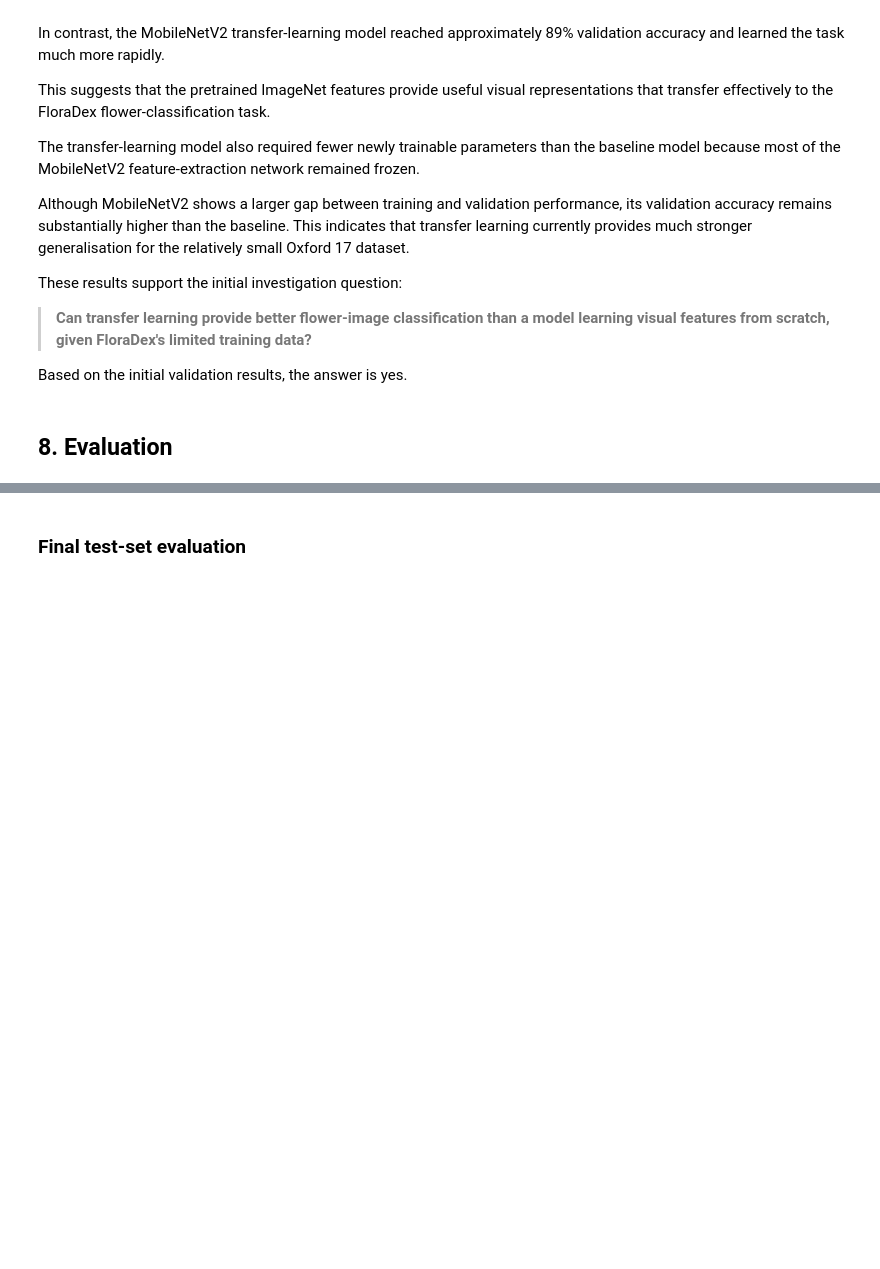
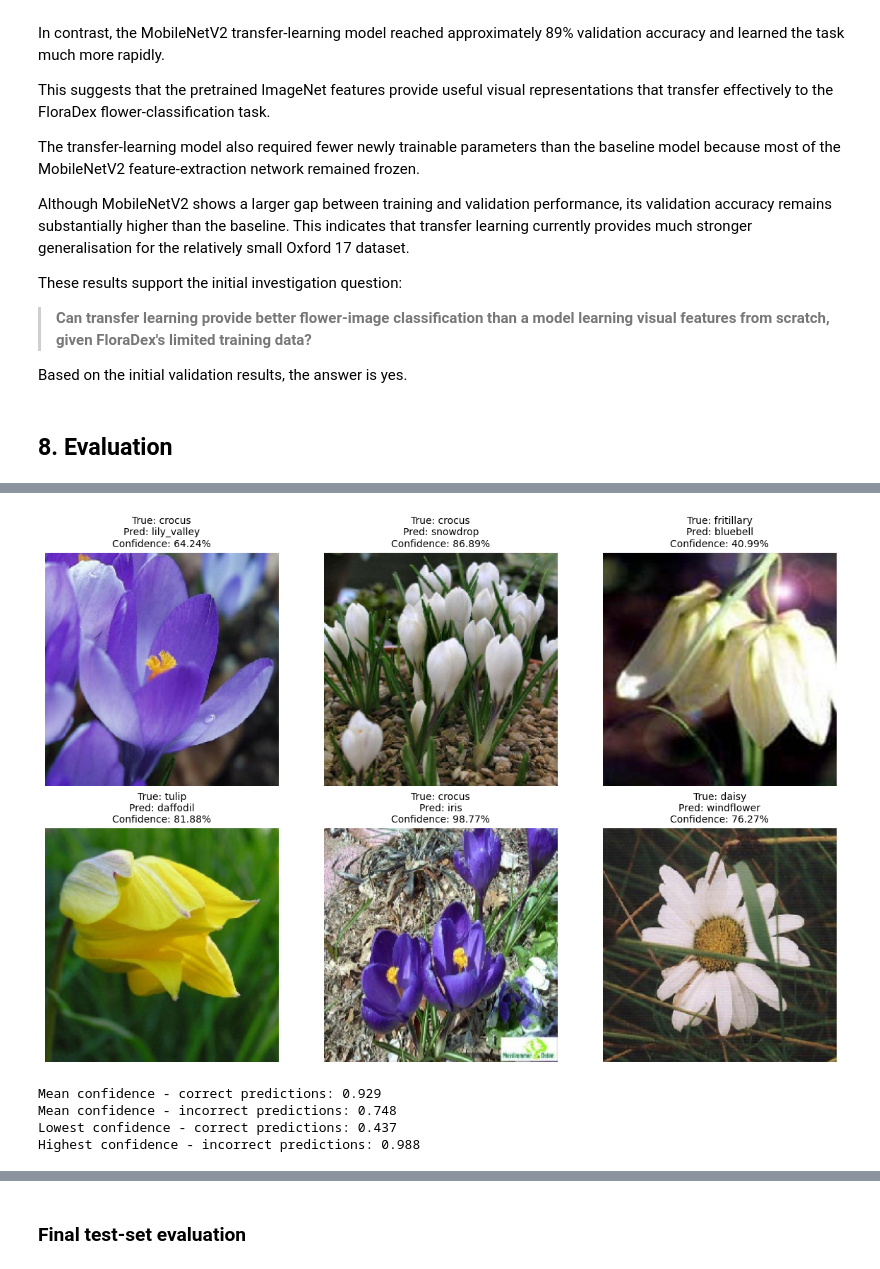
Before and after one commit to emelinachow-lgtm/FloraDex, a Jupyter notebook: floradex_a2.ipynb, the cells around one changed output, grey strips where cells are left out. Cells and saved outputs as stored; diff of their text form; code cells hidden in the pictures; blank space fills up the shorter version.

```diff
--- a/floradex_a2.ipynb
+++ b/floradex_a2.ipynb
@@ -1082,0 +1399,58 @@ Based on the initial validation results, the answer is yes.
+# %%
+import matplotlib.pyplot as plt
+
+misclassified_indices = np.where(y_true != y_pred)[0]
+
+plt.figure(figsize=(12, 8))
+
+for i, idx in enumerate(misclassified_indices):
+    image_path = test_df.iloc[idx]["image_path"]
+
+    image = tf.keras.utils.load_img(
+        image_path,
+        target_size=(224, 224)
+    )
+
+    confidence = np.max(y_prob[idx])
+
+    plt.subplot(2, 3, i + 1)
+    plt.imshow(image)
+    plt.axis("off")
+
+    plt.title(
+        f"True: {class_names[y_true[idx]]}\n"
+        f"Pred: {class_names[y_pred[idx]]}\n"
+        f"Confidence: {confidence:.2%}",
+        fontsize=10
+    )
+
+plt.tight_layout()
+
+plt.savefig(
+    f"{results_dir}/mobilenetv2_misclassified_examples.png",
+    dpi=300,
+    bbox_inches="tight"
+)
+
+plt.show()
+# %% [output]
+[figure, added]
+# %%
+confidence = np.max(y_prob, axis=1)
+
+correct_mask = y_true == y_pred
+incorrect_mask = y_true != y_pred
+
+correct_confidence = confidence[correct_mask]
+incorrect_confidence = confidence[incorrect_mask]
+
+print(f"Mean confidence - correct predictions: {correct_confidence.mean():.3f}")
+print(f"Mean confidence - incorrect predictions: {incorrect_confidence.mean():.3f}")
+
+print(f"Lowest confidence - correct predictions: {correct_confidence.min():.3f}")
+print(f"Highest confidence - incorrect predictions: {incorrect_confidence.max():.3f}")
+# %% [output]
+Mean confidence - correct predictions: 0.929
+Mean confidence - incorrect predictions: 0.748
+Lowest confidence - correct predictions: 0.437
+Highest confidence - incorrect predictions: 0.988
```
Also changed, not shown: parts of 33 cells of this notebook.
